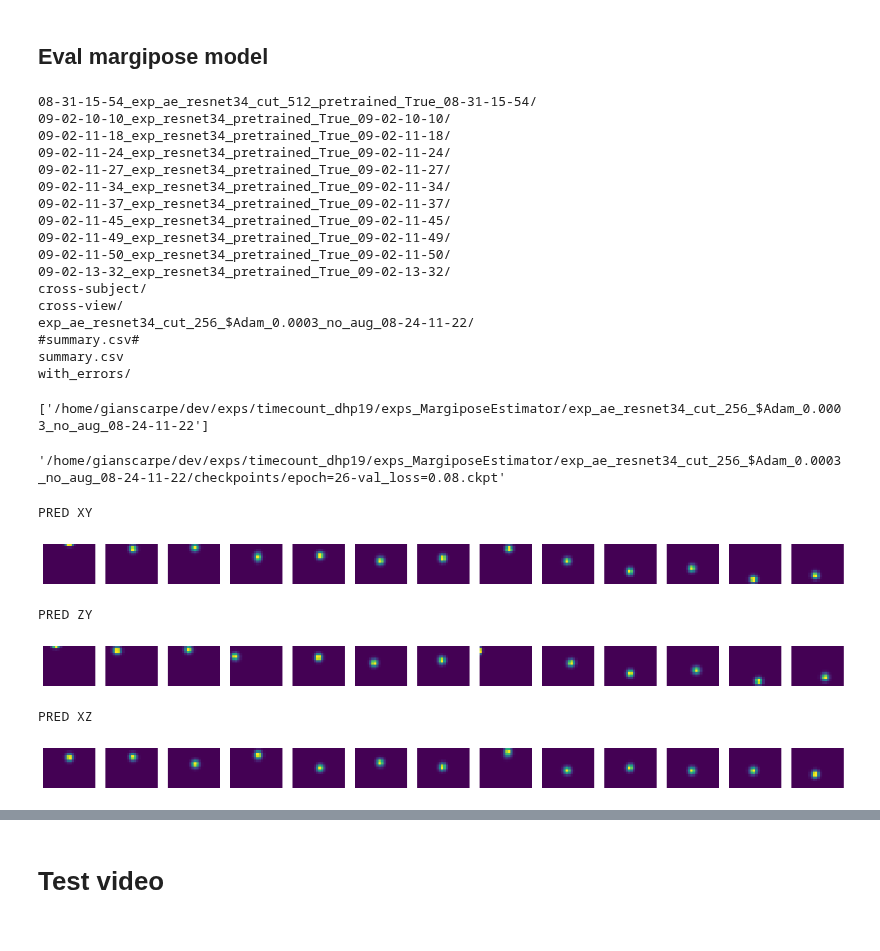
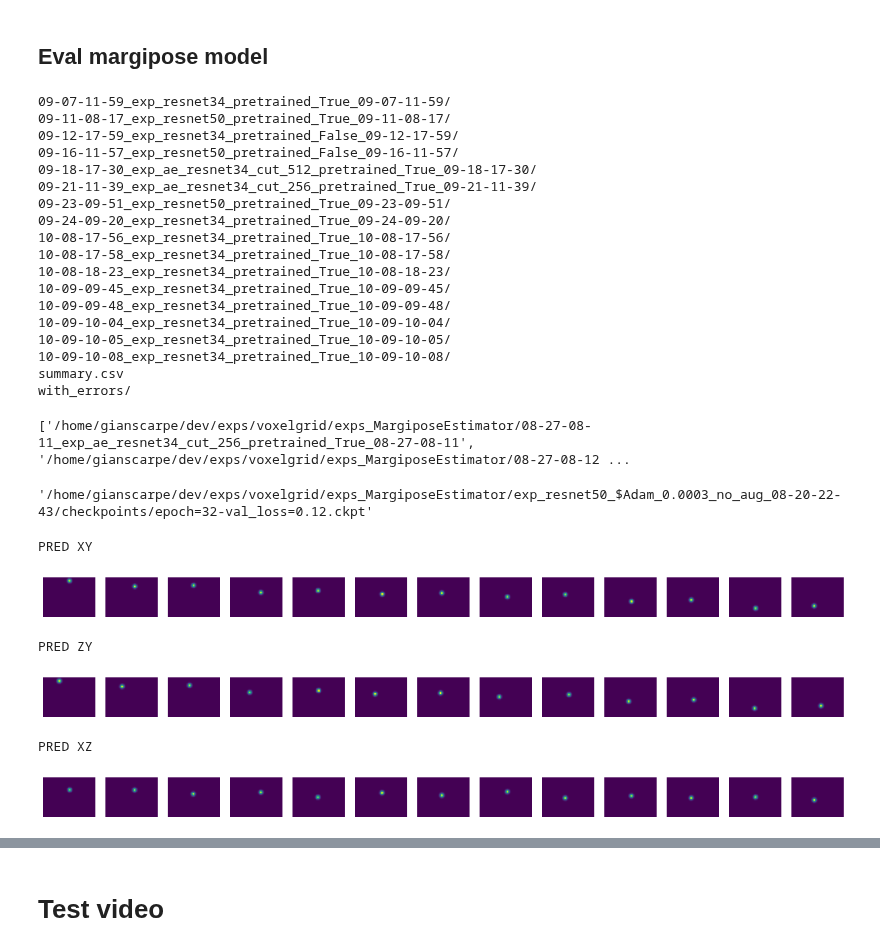
Before and after one commit to gianscarpe/event-based-monocular-hpe, a Jupyter notebook: notebooks/margipose.ipynb, the cells around one changed output, grey strips where cells are left out. Saved outputs shown, nothing was run; the diff lists cells and outputs as text; code cells hidden in the pictures.

```diff
--- a/notebooks/margipose.ipynb
+++ b/notebooks/margipose.ipynb
@@ -27,8 +23,8 @@ import os
 %matplotlib inline
 # %%
 homedir = '/data/gscarpellini/dhp19'
-dataset = 'time_count_dataset'
-exp_dataset = 'timecount'
+dataset = 'voxel_grid_dataset'
+exp_dataset = 'timecount_dhp19'
 
 
 data_dir = os.path.join(homedir, dataset, 'movements_per_frame')
@@ -39,7 +35,7 @@ cams = [0,1,2,3]
 
 batch_size = 32
 
-hparams = DictConfig({'dataset':{'data_dir': data_dir, 'core_class': 'DHP19Core', 'save_split':False, 'hm_dir': labels_dir,'joints_dir' :
+hparams = DictConfig({'dataset':{'partition':'cross-subject', 'data_dir': data_dir, 'core_class': 'DHP19Core', 'save_split':False, 'hm_dir': labels_dir,'joints_dir' :
                       labels_dir, 'test_subjects':test_subjects, 'split_at':0.8, 'cams': cams,
                                 'movements': [0]},
                        'augmentation_test': {'info':{'in_shape':[260, 346]}, 'apply':{'aug_1': {'cls': 'albumentations.pytorch.ToTensor'}}},
@@ -51,9 +47,6 @@ train, val, test = factory.get_datasets()
 loader = get_dataloader(test, batch_size, shuffle=False, num_workers=2)
 # %% [output]
 .npy|.mat
-# %%
-train, val, test = factory.get_datasets()
-loader = get_dataloader(test, batch_size, shuffle=False, num_workers=2)
 # %%
 batch = next(iter(loader))
 x, y = batch
@@ -77,32 +115,33 @@ WARNING:matplotlib.legend:No handles with labels found to put in legend.
 # %% [markdown]
 ## Eval margipose model
 # %%
-ls /home/gianscarpe/dev/exps/timecount_dhp19/exps_MargiposeEstimator/
+ls /home/gianscarpe/dev/exps/voxelgrid/exps_MargiposeEstimator/cross-view
 # %% [output]
-08-31-15-54_exp_ae_resnet34_cut_512_pretrained_True_08-31-15-54/
-09-02-10-10_exp_resnet34_pretrained_True_09-02-10-10/
-09-02-11-18_exp_resnet34_pretrained_True_09-02-11-18/
-09-02-11-24_exp_resnet34_pretrained_True_09-02-11-24/
-09-02-11-27_exp_resnet34_pretrained_True_09-02-11-27/
-09-02-11-34_exp_resnet34_pretrained_True_09-02-11-34/
-09-02-11-37_exp_resnet34_pretrained_True_09-02-11-37/
-09-02-11-45_exp_resnet34_pretrained_True_09-02-11-45/
-09-02-11-49_exp_resnet34_pretrained_True_09-02-11-49/
-09-02-11-50_exp_resnet34_pretrained_True_09-02-11-50/
-09-02-13-32_exp_resnet34_pretrained_True_09-02-13-32/
-cross-subject/
-cross-view/
-exp_ae_resnet34_cut_256_$Adam_0.0003_no_aug_08-24-11-22/
-#summary.csv#
+09-07-11-59_exp_resnet34_pretrained_True_09-07-11-59/
+09-11-08-17_exp_resnet50_pretrained_True_09-11-08-17/
+09-12-17-59_exp_resnet34_pretrained_False_09-12-17-59/
+09-16-11-57_exp_resnet50_pretrained_False_09-16-11-57/
+09-18-17-30_exp_ae_resnet34_cut_512_pretrained_True_09-18-17-30/
+09-21-11-39_exp_ae_resnet34_cut_256_pretrained_True_09-21-11-39/
+09-23-09-51_exp_resnet50_pretrained_True_09-23-09-51/
+09-24-09-20_exp_resnet34_pretrained_True_09-24-09-20/
+10-08-17-56_exp_resnet34_pretrained_True_10-08-17-56/
+10-08-17-58_exp_resnet34_pretrained_True_10-08-17-58/
+10-08-18-23_exp_resnet34_pretrained_True_10-08-18-23/
+10-09-09-45_exp_resnet34_pretrained_True_10-09-09-45/
+10-09-09-48_exp_resnet34_pretrained_True_10-09-09-48/
+10-09-10-04_exp_resnet34_pretrained_True_10-09-10-04/
+10-09-10-05_exp_resnet34_pretrained_True_10-09-10-05/
+10-09-10-08_exp_resnet34_pretrained_True_10-09-10-08/
 summary.csv
 with_errors/
 # %%
-exp_dir = f'/home/gianscarpe/dev/exps/timecount_dhp19/exps_MargiposeEstimator'
+exp_dir = f'/home/gianscarpe/dev/exps/voxelgrid/exps_MargiposeEstimator'
 
-exps = sorted(glob.glob(os.path.join(exp_dir,'exp*')))
+exps = sorted(glob.glob(os.path.join(exp_dir,'*exp*')))
 print(list(exps))
 # %% [output]
-['/home/gianscarpe/dev/exps/timecount_dhp19/exps_MargiposeEstimator/exp_ae_resnet34_cut_256_$Adam_0.0003_no_aug_08-24-11-22']
+['/home/gianscarpe/dev/exps/voxelgrid/exps_MargiposeEstimator/08-27-08-11_exp_ae_resnet34_cut_256_pretrained_True_08-27-08-11', '/home/gianscarpe/dev/exps/voxelgrid/exps_MargiposeEstimator/08-27-08-12 ...
 # %%
 import experimenting.agents as agents
 import os
@@ -110,7 +149,7 @@ import experimenting.models.metrics as metrics
 import experimenting.models.losses as losses
 from experimenting.utils import get_joints_from_heatmap, average_loss, decompose_projection_matrix, get_checkpoint_path
 import experimenting.utils.cv_helpers as utils
-exp_name = "exp_ae_resnet34_cut_256_$Adam_0.0003_no_aug_08-24-11-22/"
+exp_name = "exp_resnet50_$Adam_0.0003_no_aug_08-20-22-43"
 checkpoint_dir = os.path.join(exp_dir, exp_name, 'checkpoints')
 checkpoint_path = get_checkpoint_path(checkpoint_dir)
 
@@ -119,36 +158,36 @@ model = model.cpu()
 # %%
 checkpoint_path
 # %% [output]
-'/home/gianscarpe/dev/exps/timecount_dhp19/exps_MargiposeEstimator/exp_ae_resnet34_cut_256_$Adam_0.0003_no_aug_08-24-11-22/checkpoints/epoch=26-val_loss=0.08.ckpt'
+'/home/gianscarpe/dev/exps/voxelgrid/exps_MargiposeEstimator/exp_resnet50_$Adam_0.0003_no_aug_08-20-22-43/checkpoints/epoch=32-val_loss=0.12.ckpt'
 # %%
-idx = 0
+idx = 2
 
 y_sample = np.load(test.dataset.joints[test.x_indexes[0]])
 x_sample, _ = test[idx]
 
 with torch.no_grad():
     preds = model(x_sample.unsqueeze(0))
 
 #plt.imshow(x_sample.squeeze())
 
 # XY
 print("PRED XY")
 visualization.plot_heatmap(preds[0][-1][0])
 
 # ZY
 print("PRED ZY")
 visualization.plot_heatmap(preds[1][-1][0])
 
 # XZ
 print("PRED XZ")
 visualization.plot_heatmap(preds[2][-1][0])
 # %% [output]
 PRED XY
-[figure, old version]
+[figure, new version]
 PRED ZY
-[figure, old version]
+[figure, new version]
 PRED XZ
-[figure, old version]
+[figure, new version]
 # %%
 reload(visualization)
 # %% [output]
```
Also changed, not shown: parts of 34 cells of this notebook, 54 other files.
